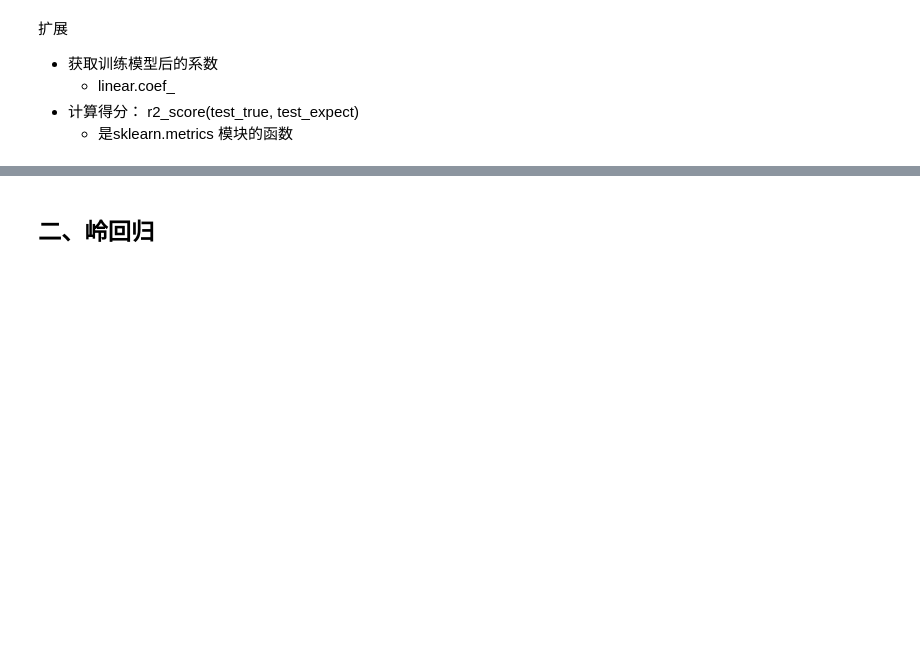
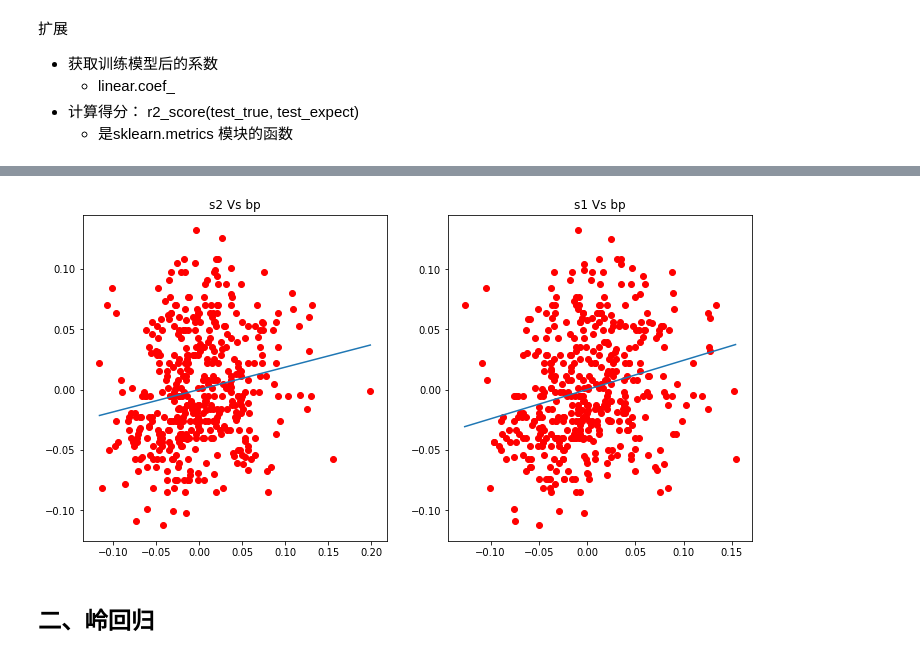
Before and after one commit to disenQF/05data, a Jupyter notebook: day10/LinearRegression/LinearRegression .ipynb, the cells around one changed output, grey strips where cells are left out. Saved outputs shown, nothing was run; the diff lists cells and outputs as text; code cells hidden in the pictures; blank space fills up the shorter version.

```diff
--- a/day10/LinearRegression/LinearRegression .ipynb
+++ b/day10/LinearRegression/LinearRegression .ipynb
@@ -73,0 +136,7 @@ Y=X*W
+# %%
+# 比较模型的得分, 使用样本拆分出两部分(训练，预测)
+from sklearn.model_selection import train_test_split
+
+X_train, X_test, y_train, y_test = train_test_split(samples,
+                                                    target,
+                                                    test_size=0.2)
@@ -73,0 +147,2 @@ Y=X*W
+# %%
+y_ = lr.predict(X_test)  # 预测数据
@@ -73,0 +169,17 @@ Y=X*W
+# %%
+# ax子画布对象, field 指定哪一个字段与bp比对
+def line_pd(ax, field, num=100):
+    # p的指定field的[min,max]区间的最大值和最小值
+    p = np.linspace(df[field].min(),
+                   df[field].max(), num=num)
+
+    # 训练数据
+    lr.fit(df[field].values.reshape(-1, 1),
+           df['bp'].values)
+
+     # 预测结果
+    y_ = lr.predict(p.reshape(-1, 1))
+
+    ax.plot(p, y_)  # 预测的线
+    ax.scatter(df[field].values, df['bp'].values, c='r')
+    ax.set_title(f'{field} Vs bp')
@@ -74,3 +195,15 @@ Y=X*W
+# %%
+plt.figure(figsize=(12, 6))
+
+ax1 = plt.subplot(121)
+line_pd(ax1, 's2')
+
+ax2 = plt.subplot(122)
+line_pd(ax2, 's1')
+
+plt.show()
+# %% [output]
+[figure, added]
 # %% [markdown]
 ## 二、岭回归
 # %%
```
Also changed, not shown: parts of 45 cells of this notebook, 1 other file.
